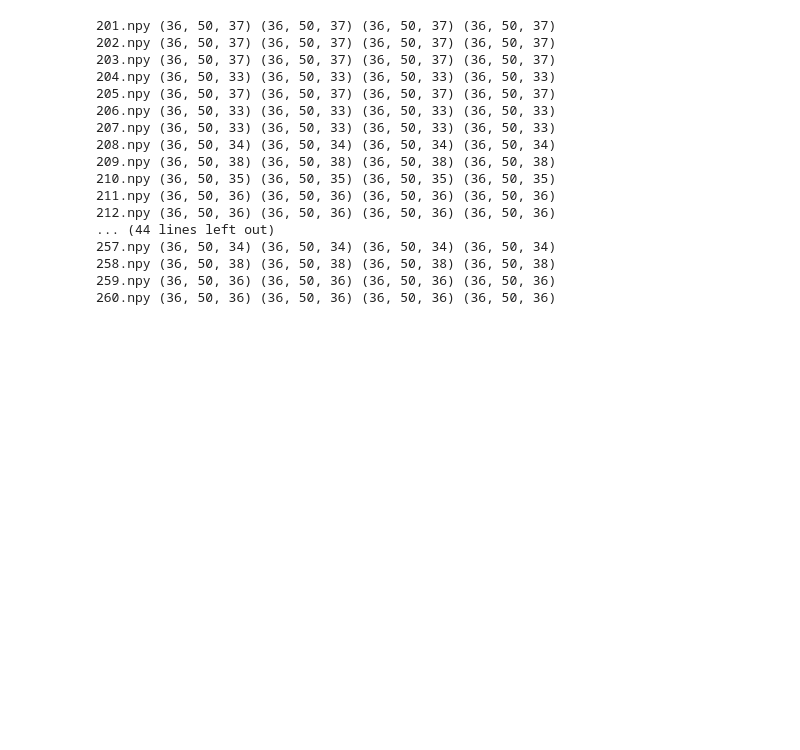
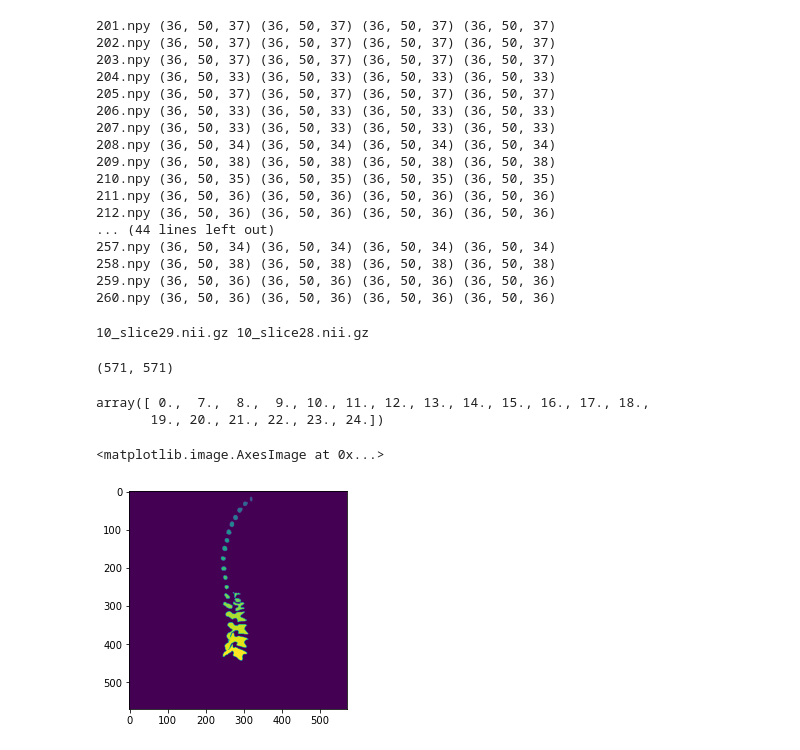
Before and after one commit to rahuljroy/Annotation_Eff_MedImgSeg, a Jupyter notebook: notebooks/Shape_prior_generation.ipynb, the cells around one changed output. Drawn from its saved outputs; the diff is of its cells as text; code cells hidden in the pictures; blank space fills up the shorter version.

```diff
--- a/notebooks/Shape_prior_generation.ipynb
+++ b/notebooks/Shape_prior_generation.ipynb
@@ -228,3 +243,58 @@ for i in seg_files:
 258.npy (36, 50, 38) (36, 50, 38) (36, 50, 38) (36, 50, 38)
 259.npy (36, 50, 36) (36, 50, 36) (36, 50, 36) (36, 50, 36)
 260.npy (36, 50, 36) (36, 50, 36) (36, 50, 36) (36, 50, 36)
+# %%
+# Omitting the posterior tissue in the segmentation
+main_path = '../data/Spine_ct/Sagittal/Train/'
+img_files = sorted(os.listdir(main_path+'Image'))
+seg_files = sorted(os.listdir(main_path+'WholeMask'))
+# %%
+pbar = tqdm(total=len(img_files), desc = 'Completed', leave=False)
+count = 0
+for i in img_files:
+    seg_full = nib.load(main_path+'WholeMask/'+i)
+    seg_full = seg_full.get_fdata()
+    seg_lumbar =  nib.load(main_path+'Mask/'+i)
+    seg_lumbar = seg_lumbar.get_fdata()
+    if len(np.unique(seg_full))>2:
+        img = nib.load(main_path+'Image/'+i)
+        img = img.get_fdata()
+        # print(img.shape)
+        count+=1
+        # fig = plt.figure(figsize=(6,2))
+        # plt.subplot(1,3,1).imshow(img, cmap='gray')
+        # plt.subplot(1,3,1).set_title('image')
+        # plt.subplot(1,3,2).imshow(seg_full, cmap='gray')
+        # plt.subplot(1,3,2).set_title('Full Seg')
+        # plt.subplot(1,3,3).imshow(seg_lumbar, cmap='gray')
+        # plt.subplot(1,3,3).set_title('Lumbar Seg')
+        # plt.show()
+        pbar.update(1)
+    else:
+        pbar.update(1)
+        continue
+print(count)
+# %%
+print(img_files[60], seg_files[152])
+# %% [output]
+10_slice29.nii.gz 10_slice28.nii.gz
+# %%
+img = nib.load(main_path+'Image/'+'1_slice102.nii.gz')
+img = img.get_fdata()
+seg = nib.load(main_path+'WholeMask/'+'1_slice102.nii.gz')
+seg = seg.get_fdata()
+# %%
+img.shape
+# %% [output]
+(571, 571)
+# %%
+np.unique(seg)
+# %% [output]
+array([ 0.,  7.,  8.,  9., 10., 11., 12., 13., 14., 15., 16., 17., 18.,
+       19., 20., 21., 22., 23., 24.])
+# %%
+seg = np.rot90(seg, 1)
+plt.imshow(seg)
+# %% [output]
+<matplotlib.image.AxesImage at 0x...>
+[figure, added]
```
Also changed, not shown: parts of 16 cells of this notebook, 5 other files.
